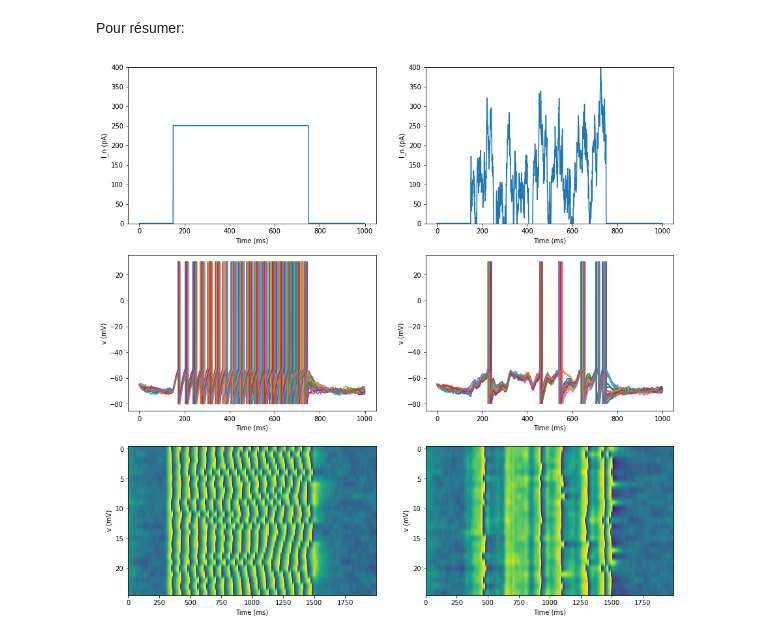
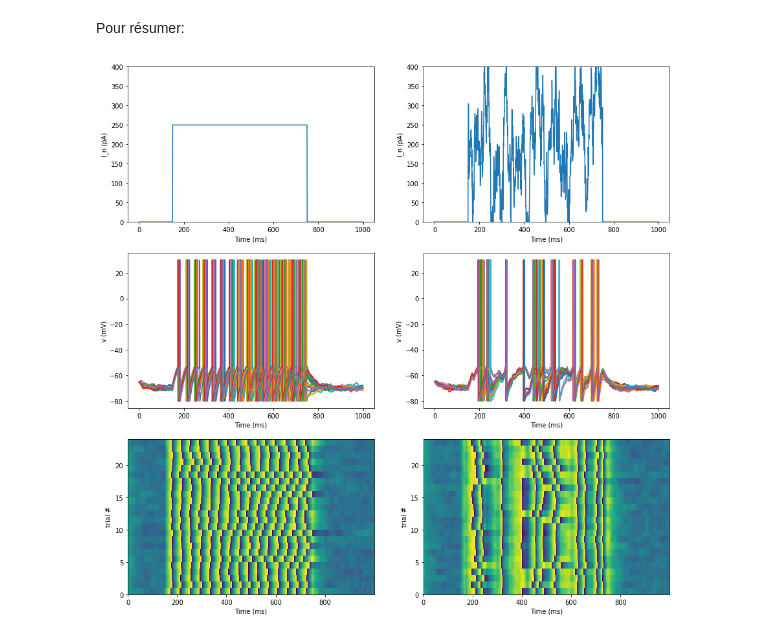
Before and after one commit to laurentperrinet/2021_UE-neurosciences-computationnelles, a Jupyter notebook: MainenSejnowski1995.ipynb, the cells around one changed output. Drawn from its saved outputs; the diff is of its cells as text; code cells hidden in the pictures.

```diff
--- a/MainenSejnowski1995.ipynb
+++ b/MainenSejnowski1995.ipynb
@@ -432,11 +533,13 @@ TODO : voir l'influence de $I_0$ sur le comportement
 # %%
-for rho in np.linspace(0.7, 1.3, 5):
-    print('rho=', rho)
+for rho in np.linspace(0.9, 1.1, 5):
+    I_0_ = rho*250
+    print('I_0_=', I_0_)
     VA = np.zeros((n_trials,len(time)))
 
     for i in range(n_trials):
-        VA[i, :] = leaky_IF(time, Bruit(I_n=500, I_0=rho*150))
+        VA[i, :] = leaky_IF(time, Bruit(I_n=0, I_0=I_0_))
 
+    print('number of spikes per trial :', (VA>0).sum(axis=1))
     fig, ax = plt.subplots(1, 1, figsize=(fig_width, fig_width/phi))
     ax.plot(time, VA.T)
     ax.set_xlabel('Time (ms)')
@@ -458,14 +571,14 @@ TODO : voir l'influence de $I_0$ sur le comportement, *quand le bruit est nul* :
 # %%
-for rho in np.linspace(0.9, 1.1, 5):
-    print('rho=', rho)
-    VA = np.zeros((n_trials,len(time)))
+seed = 2020
+VA = np.zeros((n_trials,len(time)))
+b_A = Bruit(I_n=0, I_0=250, seed=seed)
 
-    for i in range(n_trials):
-        VA[i, :] = leaky_IF(time, Bruit(I_n=0, I_0=rho*250))
+for i in range(n_trials):
+    VA[i, :] = leaky_IF(time, b_A)
 
-    fig, ax = plt.subplots(1, 1, figsize=(fig_width, fig_width/phi))
-    ax.plot(time, VA.T)
-    ax.set_xlabel('Time (ms)')
-    ax.set_ylabel('v (mV)');
-    plt.show()
+print('number of spikes per trial :', (VA>0).sum(axis=1))
+fig, ax = plt.subplots(1, 1, figsize=(fig_width, fig_width/phi))
+ax.plot(time, VA.T)
+ax.set_xlabel('Time (ms)')
+ax.set_ylabel('v (mV)');
 # %% [output]
@@ -500,10 +600,11 @@ ax.set_ylabel('v (mV)');
 On reproduit le paneau B: avec un bruit gelé, les traces des neurones sont reproductibles, même quand le neurone possède un bruit intrinsèque:
 # %%
 VB = np.zeros((n_trials, len(time)))
-b_B = Bruit(I_n=1000, I_0=125, seed=seed)
+b_B = Bruit(I_n=1000, I_0=200, seed=seed)
 for i in range(n_trials):
     VB[i, :] = leaky_IF(time, b_B)
 
+print('number of spikes per trial :', (VB>0).sum(axis=1))
 fig, ax = plt.subplots(1, 1, figsize=(fig_width, fig_width/phi))
 ax.plot(time, VB.T)
 ax.set_xlabel('Time (ms)')
@@ -512,0 +616,8 @@ ax.set_ylabel('v (mV)');
+# %%
+fig, ax = plt.subplots(1, 1, figsize=(fig_width, fig_width/phi))
+ax.eventplot([dt*np.where(VB.T[:, i] == 30)[0] for i in range(0, n_trials)],
+              colors='black', lineoffsets=1, linelengths=0.9);
+ax.set_ylabel('numéro essai')
+ax.set_xlabel('Time (ms)')
+ax.set_xlim(time.min(), time.max())
+ax.set_ylim(-.5, n_trials-.5);
@@ -515,18 +628,20 @@ Pour résumer:
 # %%
 fig, axs = plt.subplots(3, 2, figsize=(fig_width, fig_width))
 
 axs[0][0].plot(time, b_A)
 axs[0][1].plot(time, b_B)
 axs[1][0].plot(time, VA.T)
 axs[1][1].plot(time, VB.T)
-axs[2][0].imshow(VA, aspect=len(time)/n_trials/1.66, vmax=Vthreshold)
-axs[2][1].imshow(VB, aspect=len(time)/n_trials/1.66, vmax=Vthreshold)
+axs[2][0].pcolor(time, range(n_trials), VA, vmax=Vthreshold)
+axs[2][1].pcolor(time, range(n_trials), VB, vmax=Vthreshold)
 for ax in axs.ravel():
     ax.set_xlabel('Time (ms)')
     ax.set_ylabel('v (mV)');
+axs[2][0].set_ylabel('trial #');
+axs[2][1].set_ylabel('trial #');
 for i in range(2):
     axs[0][i].set_ylabel('I_n (pA)')
     axs[0][i].set_ylim(0, 400);
 # %% [output]
-[figure, old version]
+[figure, new version]
 # %% [markdown]
```
Also changed, not shown: parts of 59 cells of this notebook.
